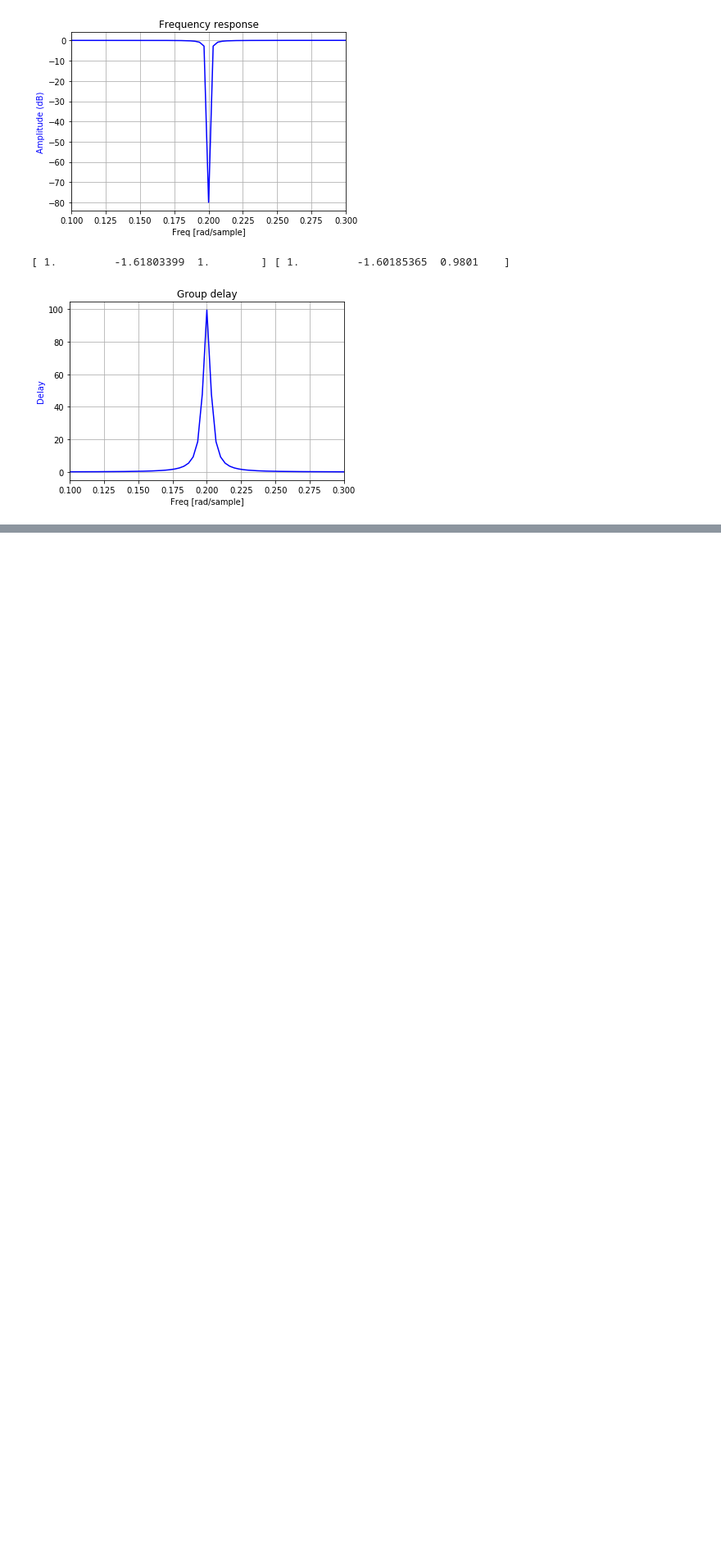
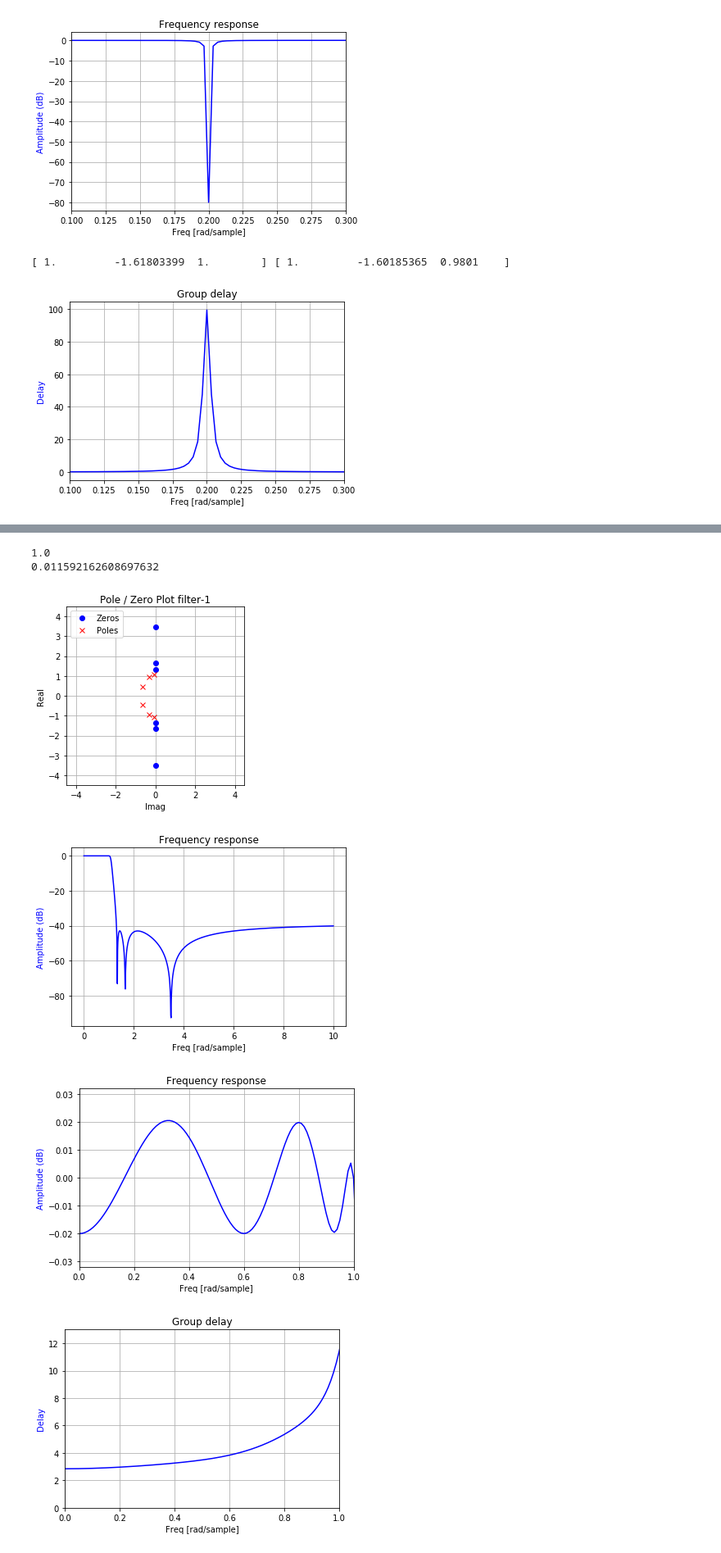
Before and after one commit to schlatterbeck/filter-optimizer, a Jupyter notebook: Experiments.ipynb, the cells around one changed output, grey strips where cells are left out. Shown at 82% size. Cells and saved outputs as stored; diff of their text form; code cells hidden in the pictures; blank space fills up the shorter version.

Commit message:
Use analog filter example
.. from Vondras/Martinek 2001

```diff
--- a/Experiments.ipynb
+++ b/Experiments.ipynb
@@ -244,0 +247,58 @@ plot_delay (w_2, gd, xmin=0.1, xmax=0.3)
+# %%
+p1 =\
+    [ -0.07466230719+1.07745299805537j
+    , -0.29620972165+0.94125996699421j
+    , -0.643415464943+0.4433632812871j
+    ]
+z1 =\
+    [ 1.33884893018477j
+    , 1.65557124811804j
+    , 3.48539592843003j
+    ]
+update_conjugate_complex (p1)
+update_conjugate_complex (z1)
+p2 =\
+    [ -0.235147067822+0.7015078742j
+    , -0.235215443140+0.2321199994j
+    ]
+z2 =\
+    [ 0.235157952581+0.70152561495j
+    , 0.235231164280+0.23208970199j
+    ]
+update_conjugate_complex (p2)
+update_conjugate_complex (z2)
+filts1 = signal.lti (z1, p1, 1.0)
+filts2 = signal.lti (z2, p2, 1.0)
+
+w1, h1 = signal.freqs_zpk(filts1.zeros, filts1.poles, filts1.gain, [0.165])
+print (filts1.gain)
+g = filts1.gain / abs (h1 [0])
+filts1.gain = g
+print (filts1.gain)
+
+pole_zero_plot (filts1.poles, filts1.zeros, title='filter-1', show_uc = False)
+w1     = np.arange (1000.) / 100.
+#print (w1)
+w1, h1 = signal.freqs_zpk(filts1.zeros, filts1.poles, filts1.gain, w1)
+#print (w1)
+g1     = -np.diff (np.unwrap (np.angle (h1))) / np.diff (w1)
+gw1    = gw2 = w1 [:-1]
+#print (len (gd), len (gw), len (ws))
+plot_response (w1, h1)
+plot_response (w1, h1, xmin=0, xmax=1, ymin=-0.032, ymax=0.032)
+plot_delay (gw1, g1, xmax = 1, ymax=13, ymin=0)
+w2, h2 = signal.freqs_zpk(filts2.zeros, filts2.poles, filts2.gain, w1)
+g2     = -np.diff (np.unwrap (np.angle (h2))) / np.diff (w2)
+plot_response (w2, h2)
+plot_delay (gw2, g2, xmax = 2)
+hg = h1 * h2
+plot_response (w2, hg)
+gg     = -np.diff (np.unwrap (np.angle (hg))) / np.diff (w2)
+plot_delay (gw2, gg, xmax = 1, ymax=16, ymin=13)
+# %% [output]
+1.0
+0.011592162608697632
+[figure, added]
+[figure, added]
+[figure, added]
+[figure, added]
```
Also changed, not shown: parts of 3 cells of this notebook.
